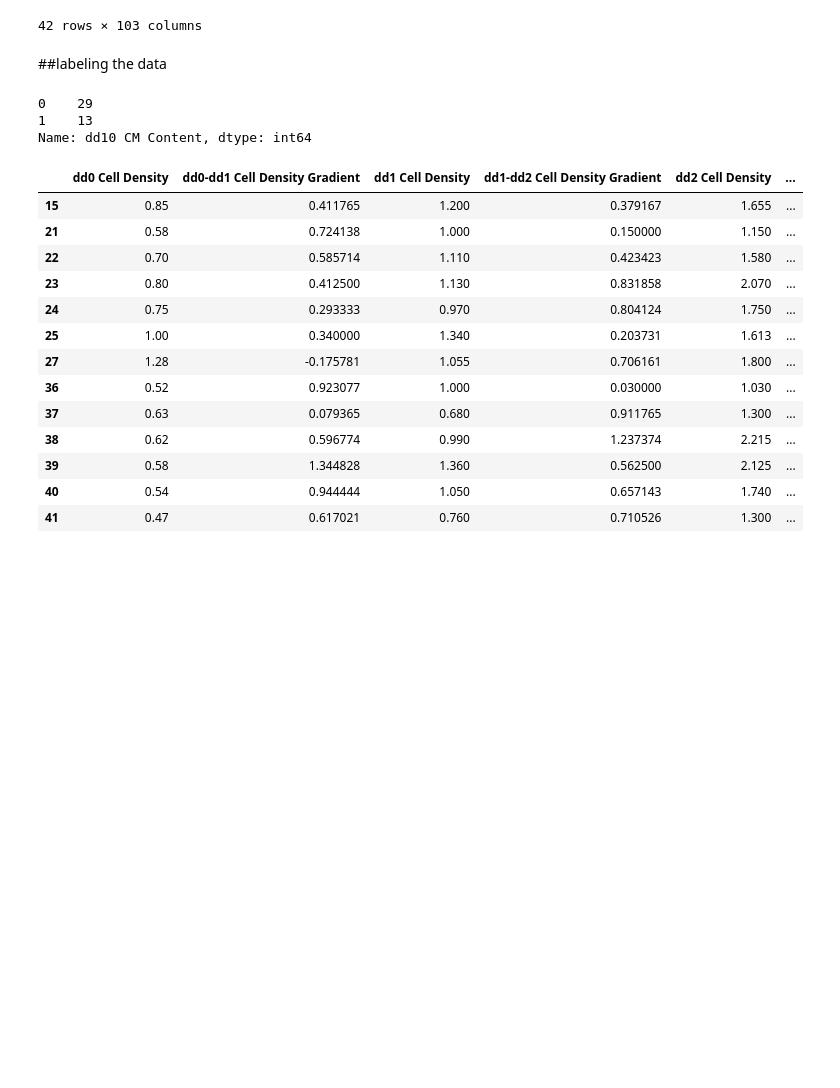
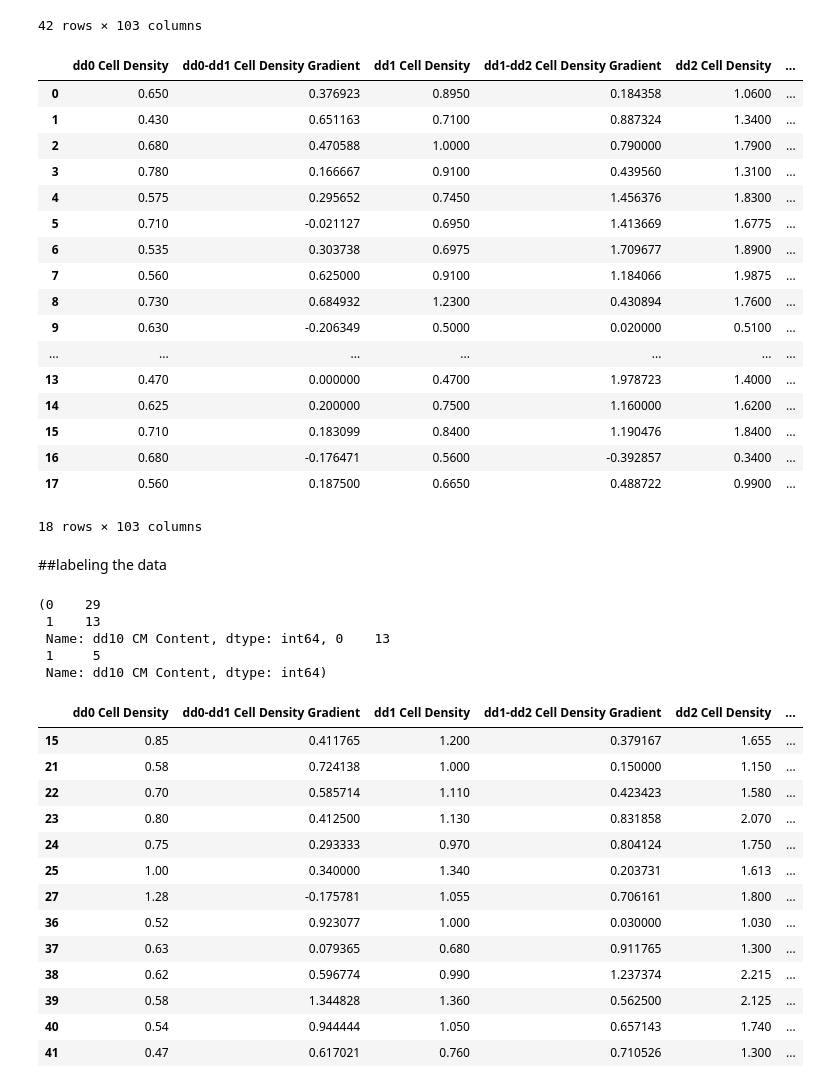
Before and after one commit to xinlei55555/PharmaHacks2023, a Jupyter notebook: stem_cell_challenge.ipynb, the cells around one changed output. Cells and saved outputs as stored; diff of their text form; code cells hidden in the pictures; blank space fills up the shorter version.

```diff
--- a/stem_cell_challenge.ipynb
+++ b/stem_cell_challenge.ipynb
@@ -7,5 +12,6 @@ import pandas as pd
 # %%
-train_df = pd.read_csv("/content/drive/MyDrive/Hackathon Squad/PharmaHacks/stem_cells/stem_cells/train_data.csv")
+train_df = pd.read_csv("/content/drive/MyDrive/Hackathon Squad/PharmaHacks/stem_cells/train_data.csv")
+test_df = pd.read_csv("/content/drive/MyDrive/Hackathon Squad/PharmaHacks/stem_cells/test_data_corrected.csv")
 train_df
 # %% [output]
 |  | dd0 Cell Density | dd0-dd1 Cell Density Gradient | dd1 Cell Density | dd1-dd2 Cell Density Gradient | dd2 Cell Density | ... |
@@ -26,6 +32,27 @@ train_df
 | 40 | 0.540 | 0.944444 | 1.0500 | 0.657143 | 1.740000 | ... |
 | 41 | 0.470 | 0.617021 | 0.7600 | 0.710526 | 1.300000 | ... |
 42 rows × 103 columns
+# %%
+test_df
+# %% [output]
+|  | dd0 Cell Density | dd0-dd1 Cell Density Gradient | dd1 Cell Density | dd1-dd2 Cell Density Gradient | dd2 Cell Density | ... |
+| 0 | 0.650 | 0.376923 | 0.8950 | 0.184358 | 1.0600 | ... |
+| 1 | 0.430 | 0.651163 | 0.7100 | 0.887324 | 1.3400 | ... |
+| 2 | 0.680 | 0.470588 | 1.0000 | 0.790000 | 1.7900 | ... |
+| 3 | 0.780 | 0.166667 | 0.9100 | 0.439560 | 1.3100 | ... |
+| 4 | 0.575 | 0.295652 | 0.7450 | 1.456376 | 1.8300 | ... |
+| 5 | 0.710 | -0.021127 | 0.6950 | 1.413669 | 1.6775 | ... |
+| 6 | 0.535 | 0.303738 | 0.6975 | 1.709677 | 1.8900 | ... |
+| 7 | 0.560 | 0.625000 | 0.9100 | 1.184066 | 1.9875 | ... |
+| 8 | 0.730 | 0.684932 | 1.2300 | 0.430894 | 1.7600 | ... |
+| 9 | 0.630 | -0.206349 | 0.5000 | 0.020000 | 0.5100 | ... |
+| ... | ... | ... | ... | ... | ... | ... |
+| 13 | 0.470 | 0.000000 | 0.4700 | 1.978723 | 1.4000 | ... |
+| 14 | 0.625 | 0.200000 | 0.7500 | 1.160000 | 1.6200 | ... |
+| 15 | 0.710 | 0.183099 | 0.8400 | 1.190476 | 1.8400 | ... |
+| 16 | 0.680 | -0.176471 | 0.5600 | -0.392857 | 0.3400 | ... |
+| 17 | 0.560 | 0.187500 | 0.6650 | 0.488722 | 0.9900 | ... |
+18 rows × 103 columns
 # %%
 y_train = train_df["dd10 CM Content"]
 x_train = train_df.drop(columns=["dd10 CM Content"])
@@ -35,11 +64,15 @@ x_train = train_df.drop(columns=["dd10 CM Content"])
 sufficient_treshhold = 90
 label_train = (y_train > sufficient_treshhold)*1
 train_df["label"] = label_train
-label_train.value_counts()
+label_test = (y_test > sufficient_treshhold)*1
+test_df["label"] = label_test
+label_train.value_counts(), label_test.value_counts()
 # %% [output]
-0    29
-1    13
-Name: dd10 CM Content, dtype: int64
+(0    29
+ 1    13
+ Name: dd10 CM Content, dtype: int64, 0    13
+ 1     5
+ Name: dd10 CM Content, dtype: int64)
 # %%
 train_suff = train_df[train_df["label"]==1]
 train_suff
```
Also changed, not shown: parts of 12 cells of this notebook.
